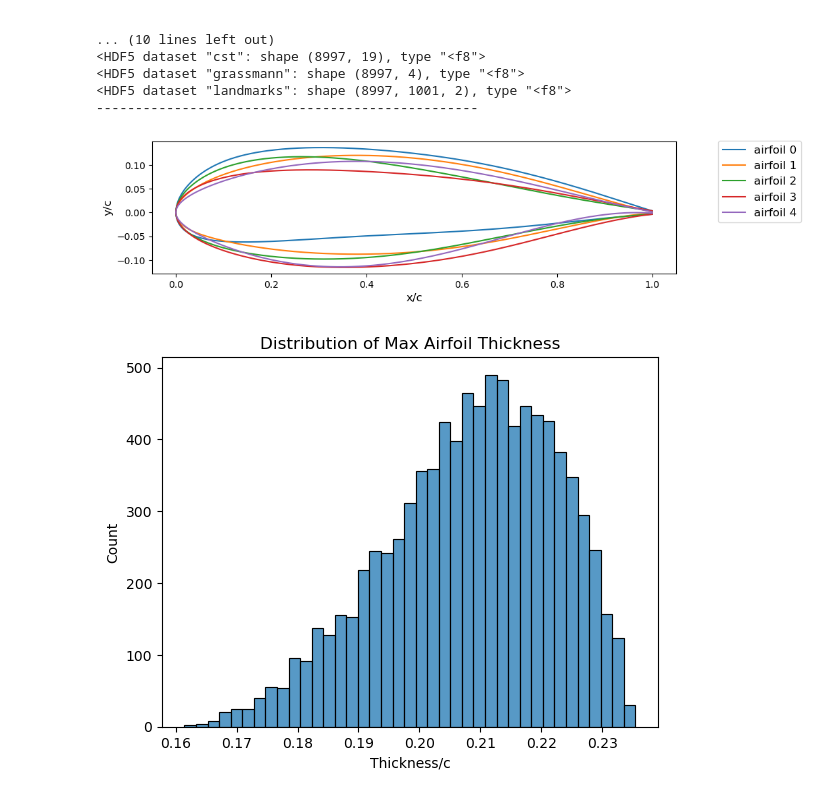
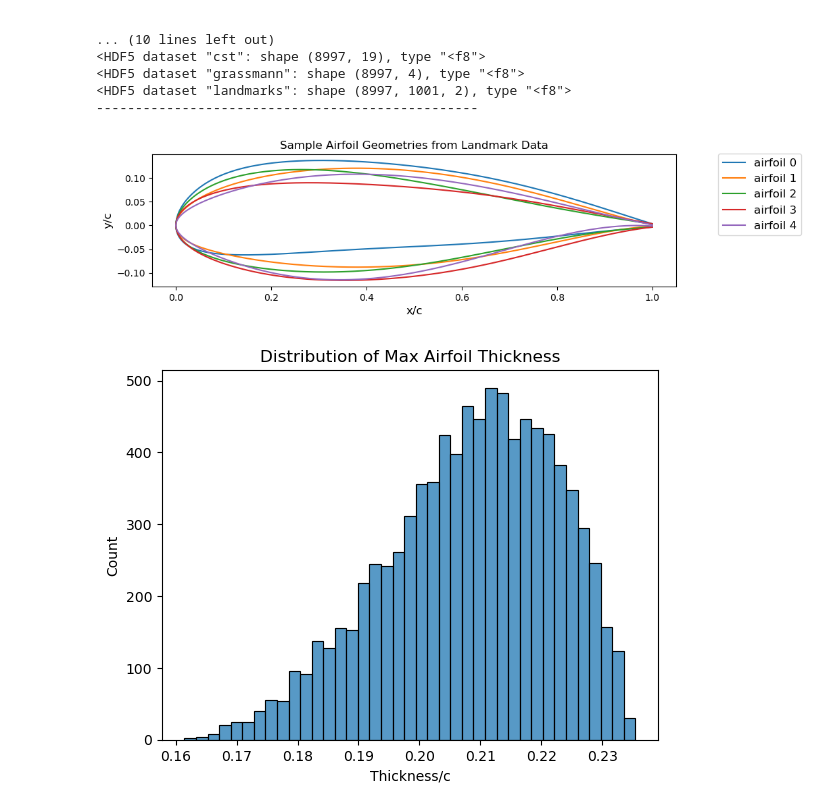
Before and after one commit to NREL/windAI_bench, a Jupyter notebook: airfoil_9k/explore_airfoil_9k_data.ipynb, the cells around one changed output. Saved outputs shown, nothing was run; the diff lists cells and outputs as text; code cells hidden in the pictures.

```diff
--- a/airfoil_9k/explore_airfoil_9k_data.ipynb
+++ b/airfoil_9k/explore_airfoil_9k_data.ipynb
@@ -102,19 +102,20 @@ Group Info: <HDF5 group "/alpha+12" (3 members)>
 # %%
 # Visualize the first 5 airfoil geometries using the landmarks dataset
 plt.figure(figsize=(10, 6))
 with h5py.File(data_path, 'r') as hf:
     landmarks = hf['shape']['landmarks'][()]
     af_shape_count = 0
     for landmark in landmarks[0:5]:
         plt.plot(landmark[:, 0], landmark[:, 1], label='airfoil {}'.format(af_shape_count))
         af_shape_count += 1
 plt.xlabel('x/c', fontsize=12)
 plt.ylabel('y/c', fontsize=12)
 plt.gca().set_aspect(1.)
 plt.legend(bbox_to_anchor=(1.25, 1.05), fontsize=12)
+plt.title('Sample Airfoil Geometries from Landmark Data')
 plt.show()
 # %% [output]
-[figure, old version]
+[figure, new version]
 # %%
 # Parse the landmark datasets and extract thickness along the chord and camber line
 with h5py.File(data_path, 'r') as hf:
```
Also changed, not shown: parts of 5 cells of this notebook, 1 other file.
